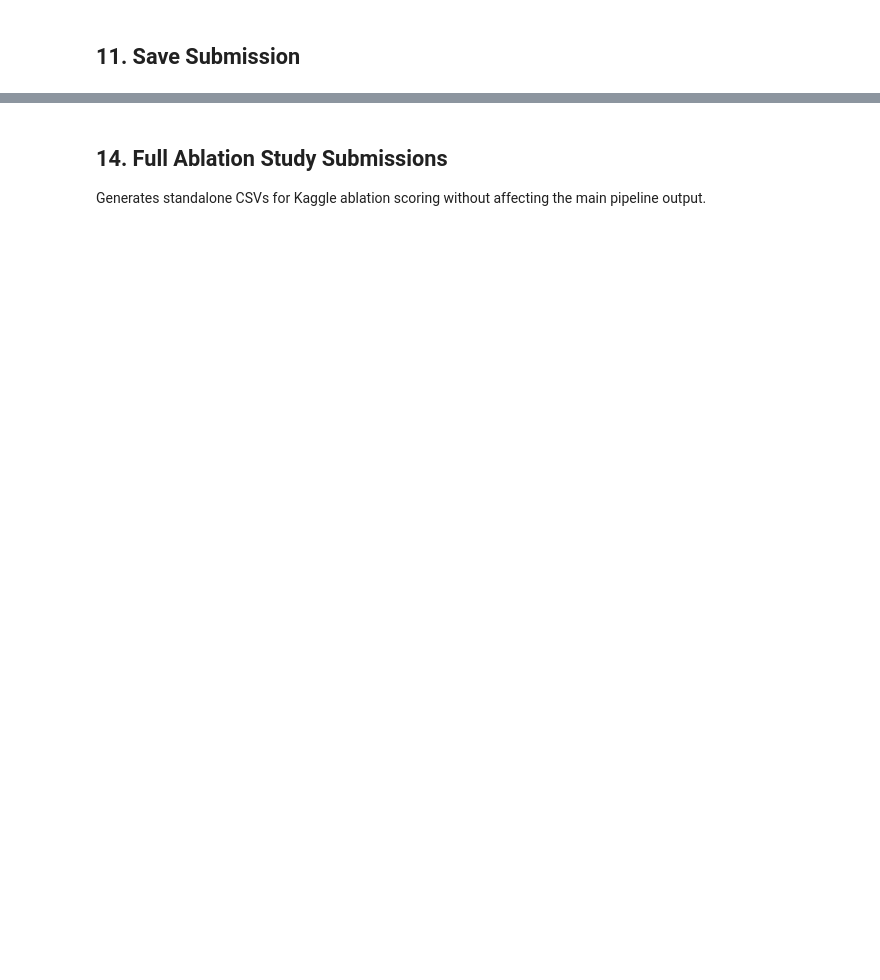
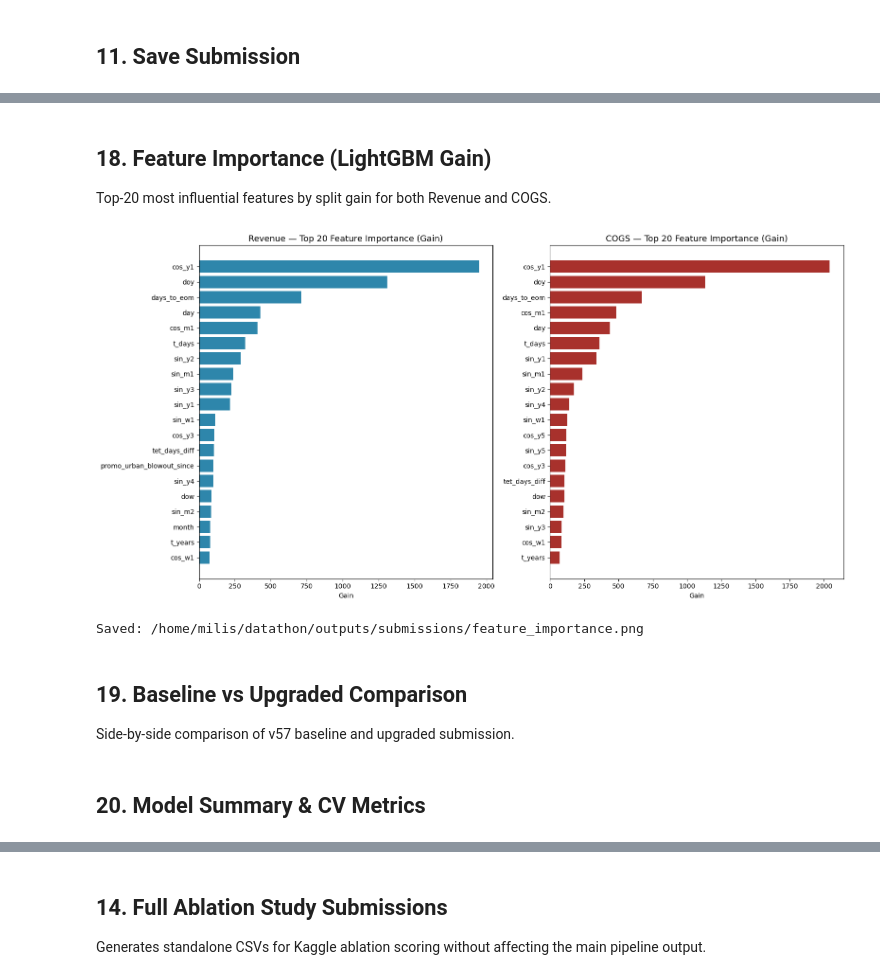
Before and after one commit to quangtrinh25/vin_datathon, a Jupyter notebook: 02_Task3_Sales_Forecasting.ipynb, the cells around one changed output, grey strips where cells are left out. Saved outputs shown, nothing was run; the diff lists cells and outputs as text; code cells hidden in the pictures; blank space fills up the shorter version.

```diff
--- a/02_Task3_Sales_Forecasting.ipynb
+++ b/02_Task3_Sales_Forecasting.ipynb
@@ -472,0 +799,41 @@ print("Mean: MAE = 313,285 | R2 = 0.949")
+# %% [markdown]
+## 18. Feature Importance (LightGBM Gain)
+
+Top-20 most influential features by split gain for both Revenue and COGS.
+# %%
+# Feature importance from LightGBM (gain)
+imp_rev = bf_rev.feature_importance(importance_type='gain')
+imp_cog = bf_cog.feature_importance(importance_type='gain')
+
+plt.rcParams.update({'font.size': 14, 'axes.labelsize': 16, 'xtick.labelsize': 12, 'ytick.labelsize': 14})
+fig, axes = plt.subplots(1, 2, figsize=(20, 10))
+
+# Revenue
+idx_r = np.argsort(imp_rev)[-20:]
+axes[0].barh(range(20), imp_rev[idx_r], color='#2E86AB')
+axes[0].set_yticks(range(20))
+axes[0].set_yticklabels([cols[i] for i in idx_r])
+axes[0].set_title('Revenue — Top 20 Feature Importance (Gain)', fontsize=18, fontweight='bold', pad=15)
+axes[0].set_xlabel('Gain')
+
+# COGS
+idx_c = np.argsort(imp_cog)[-20:]
+axes[1].barh(range(20), imp_cog[idx_c], color='#A8312C')
+axes[1].set_yticks(range(20))
+axes[1].set_yticklabels([cols[i] for i in idx_c])
+axes[1].set_title('COGS — Top 20 Feature Importance (Gain)', fontsize=18, fontweight='bold', pad=15)
+axes[1].set_xlabel('Gain')
+
+plt.tight_layout()
+plt.savefig(str(OUT_DIR / 'feature_importance.png'), dpi=150, bbox_inches='tight')
+plt.show()
+print(f'Saved: {OUT_DIR}/feature_importance.png')
+# %% [output]
+[figure, added]
+Saved: /home/milis/datathon/outputs/submissions/feature_importance.png
+# %% [markdown]
+## 19. Baseline vs Upgraded Comparison
+
+Side-by-side comparison of v57 baseline and upgraded submission.
+# %% [markdown]
+## 20. Model Summary & CV Metrics
```
Also changed, not shown: parts of 41 cells of this notebook, 12 other files.
